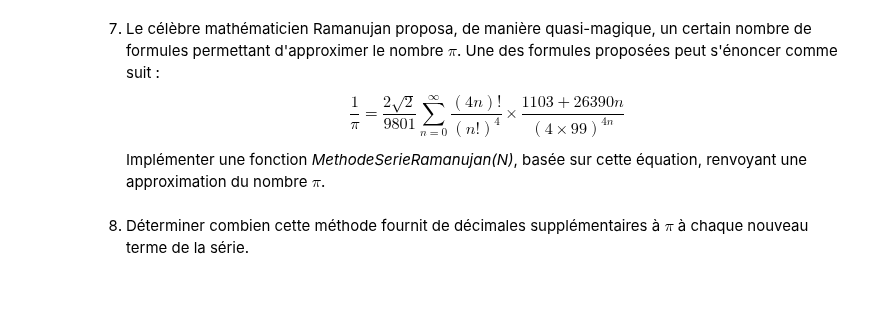
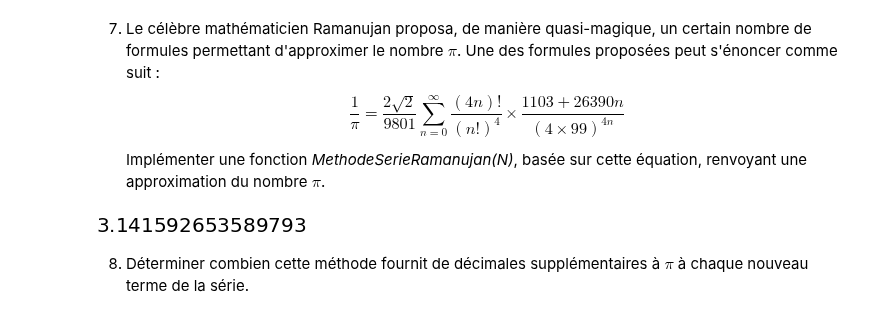
Before and after one commit to Skaopap/projet_approximation_pi, a Jupyter notebook: projet_calcul_pi.ipynb, the cells around one changed output. Drawn from its saved outputs; the diff is of its cells as text; code cells hidden in the pictures; blank space fills up the shorter version.

```diff
--- a/projet_calcul_pi.ipynb
+++ b/projet_calcul_pi.ipynb
@@ -216,6 +211,19 @@ Methode Impaire il faut 31 termes à 10^-2
     $${\frac {1}{\pi }}={\frac {2{\sqrt {2}}}{9801}}\displaystyle \sum _{n=0}^{\infty }{\frac {(4n)!}{(n!)^{4}}}\times {\frac {1103+26390n}{(4\times 99)^{4n}}}$$
     Implémenter une fonction *MethodeSerieRamanujan(N)*, basée sur cette
     équation, renvoyant une approximation du nombre $\pi$.
+# %%
+def MethodeSerieRamanujan(p_iPremiersTermes):
+    l_fSum = 0
+    l_fConst = (2/9801)*math.sqrt(2)
+
+    for l_index in range (0,p_iPremiersTermes + 1) :
+        l_fSum += (math.factorial(4*l_index) / pow(math.factorial(l_index),4)) * ((1103+26390*l_index)/(pow(4*99,4*l_index)))
+
+    return 1/(l_fConst*l_fSum)
+
+MethodeSerieRamanujan(100)
+# %% [output]
+[figure, added]
 # %% [markdown]
 8.  Déterminer combien cette méthode fournit de décimales
     supplémentaires à $\pi$ à chaque nouveau terme de la série.
```
Also changed, not shown: parts of 3 cells of this notebook.
